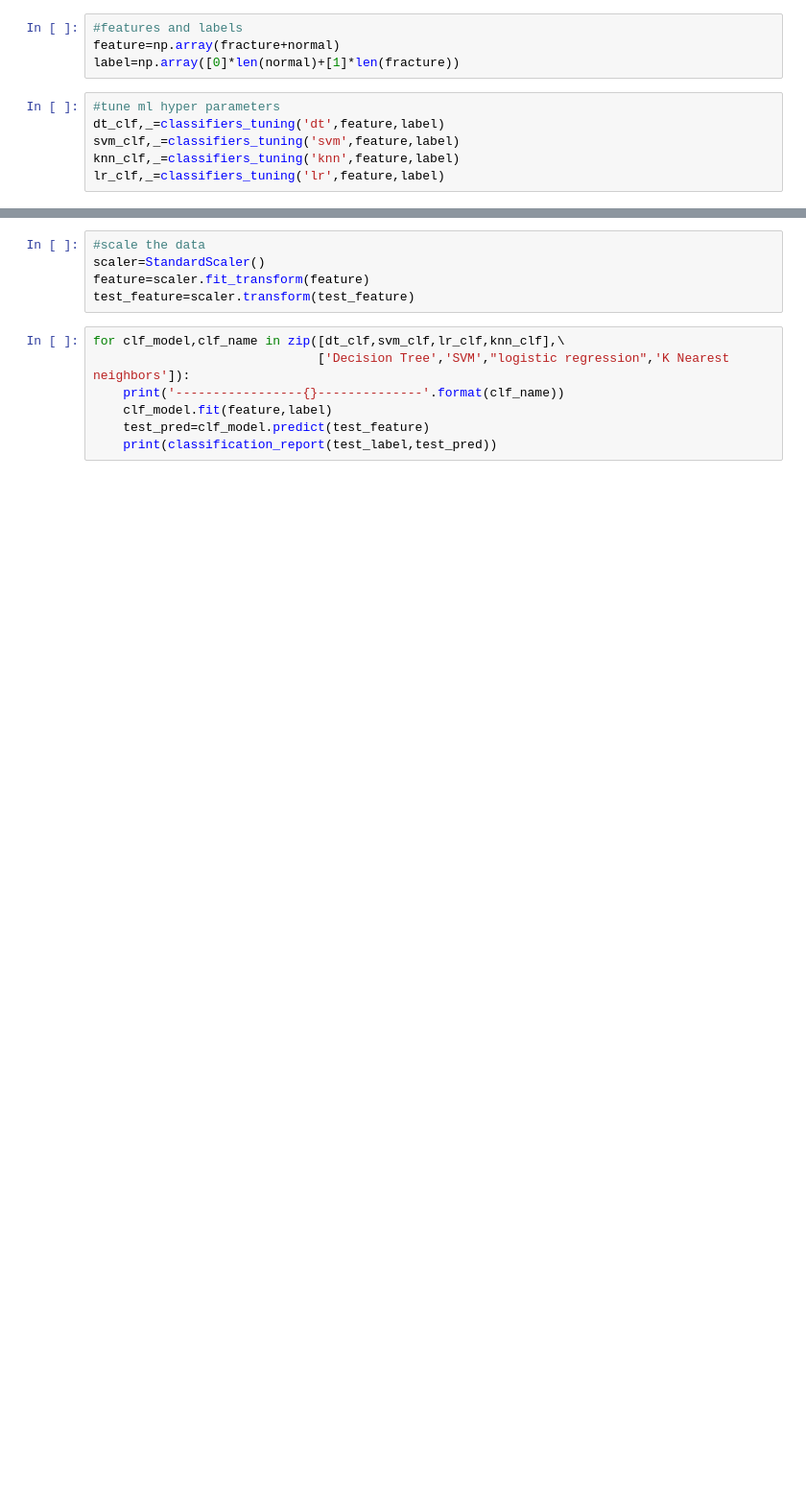
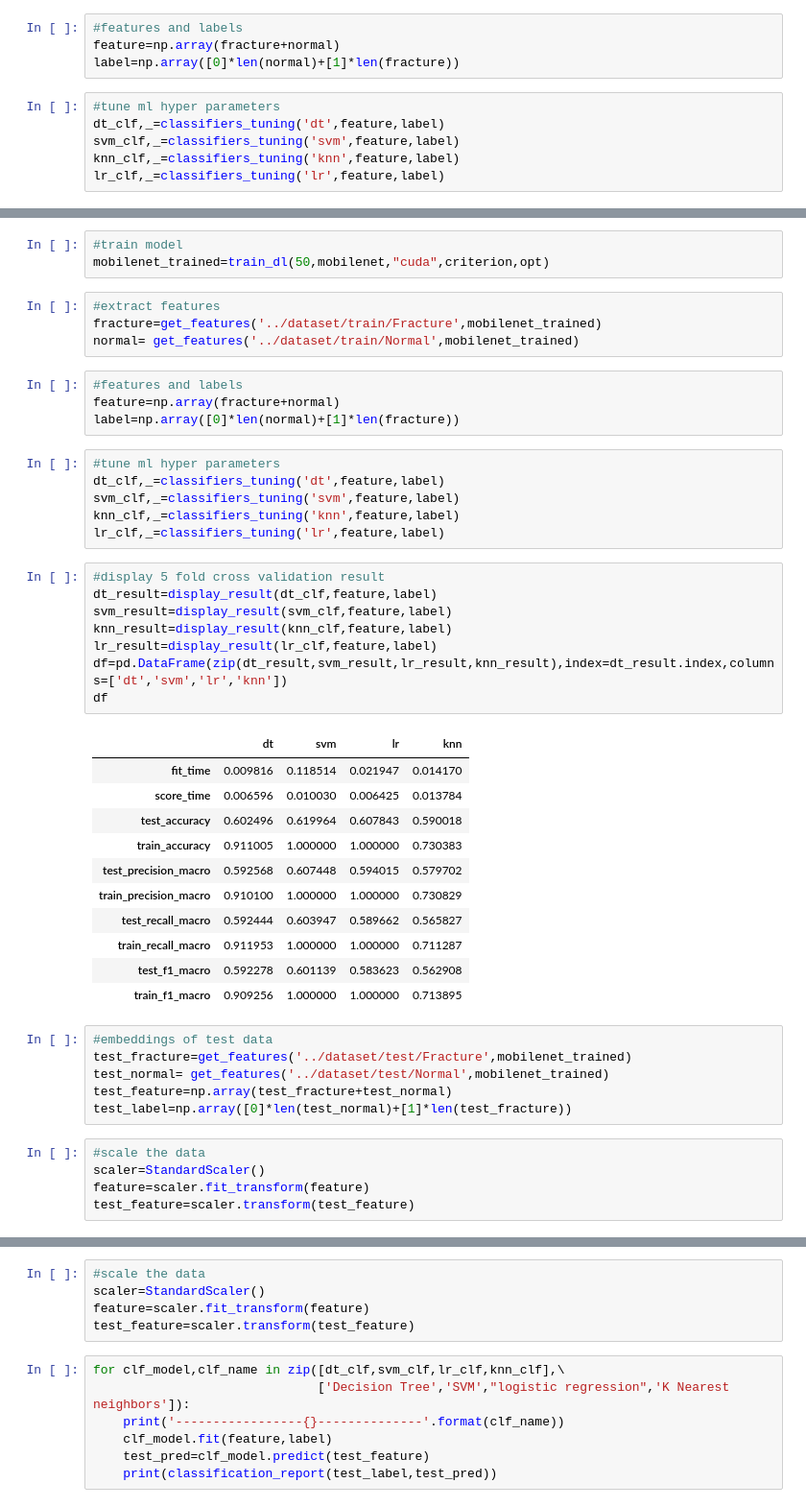
Before and after one commit to talhaanwarch/SIAMESE-classifier, a Jupyter notebook: scr/fine code.ipynb, the cells around one changed output, grey strips where cells are left out. Shown at 96% size. Cells and saved outputs as stored; diff of their text form; blank space fills up the shorter version.

```diff
--- a/scr/fine code.ipynb
+++ b/scr/fine code.ipynb
@@ -58,0 +103,48 @@ test_label=np.array([0]*len(test_normal)+[1]*len(test_fracture))
+# %%
+#train model
+mobilenet_trained=train_dl(50,mobilenet,"cuda",criterion,opt)
+# %%
+#extract features
+fracture=get_features('../dataset/train/Fracture',mobilenet_trained)
+normal= get_features('../dataset/train/Normal',mobilenet_trained)
+# %%
+#features and labels
+feature=np.array(fracture+normal)
+label=np.array([0]*len(normal)+[1]*len(fracture))
+# %%
+#tune ml hyper parameters
+dt_clf,_=classifiers_tuning('dt',feature,label)
+svm_clf,_=classifiers_tuning('svm',feature,label)
+knn_clf,_=classifiers_tuning('knn',feature,label)
+lr_clf,_=classifiers_tuning('lr',feature,label)
+# %%
+#display 5 fold cross validation result
+dt_result=display_result(dt_clf,feature,label)
+svm_result=display_result(svm_clf,feature,label)
+knn_result=display_result(knn_clf,feature,label)
+lr_result=display_result(lr_clf,feature,label)
+df=pd.DataFrame(zip(dt_result,svm_result,lr_result,knn_result),index=dt_result.index,columns=['dt','svm','lr','knn'])
+df
+# %% [output]
+|  | dt | svm | lr | knn |
+| fit_time | 0.009816 | 0.118514 | 0.021947 | 0.014170 |
+| score_time | 0.006596 | 0.010030 | 0.006425 | 0.013784 |
+| test_accuracy | 0.602496 | 0.619964 | 0.607843 | 0.590018 |
+| train_accuracy | 0.911005 | 1.000000 | 1.000000 | 0.730383 |
+| test_precision_macro | 0.592568 | 0.607448 | 0.594015 | 0.579702 |
+| train_precision_macro | 0.910100 | 1.000000 | 1.000000 | 0.730829 |
+| test_recall_macro | 0.592444 | 0.603947 | 0.589662 | 0.565827 |
+| train_recall_macro | 0.911953 | 1.000000 | 1.000000 | 0.711287 |
+| test_f1_macro | 0.592278 | 0.601139 | 0.583623 | 0.562908 |
+| train_f1_macro | 0.909256 | 1.000000 | 1.000000 | 0.713895 |
+# %%
+#embeddings of test data
+test_fracture=get_features('../dataset/test/Fracture',mobilenet_trained)
+test_normal= get_features('../dataset/test/Normal',mobilenet_trained)
+test_feature=np.array(test_fracture+test_normal)
+test_label=np.array([0]*len(test_normal)+[1]*len(test_fracture))
+# %%
+#scale the data
+scaler=StandardScaler()
+feature=scaler.fit_transform(feature)
+test_feature=scaler.transform(test_feature)
```
Also changed, not shown: parts of 41 cells of this notebook.
